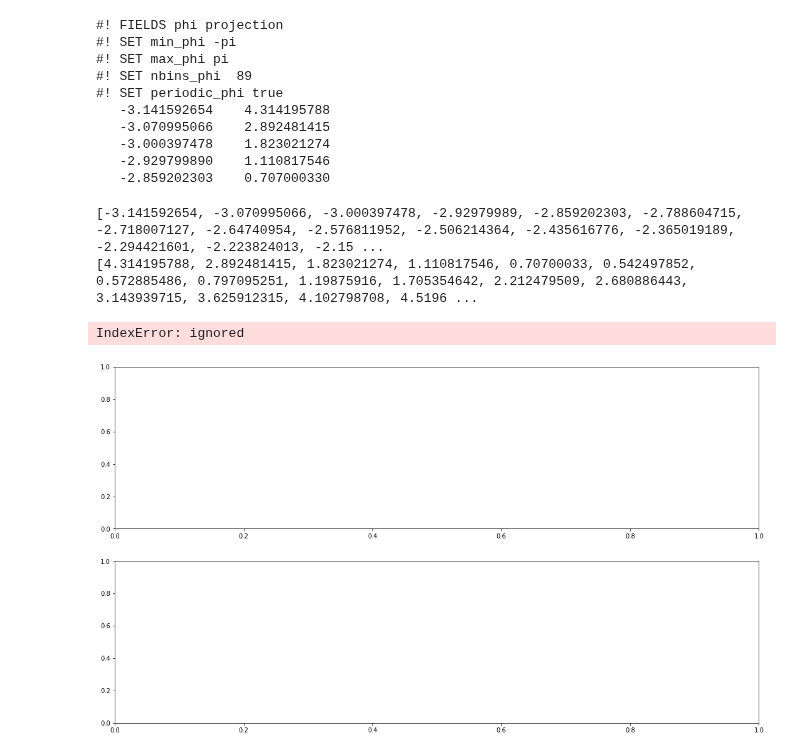
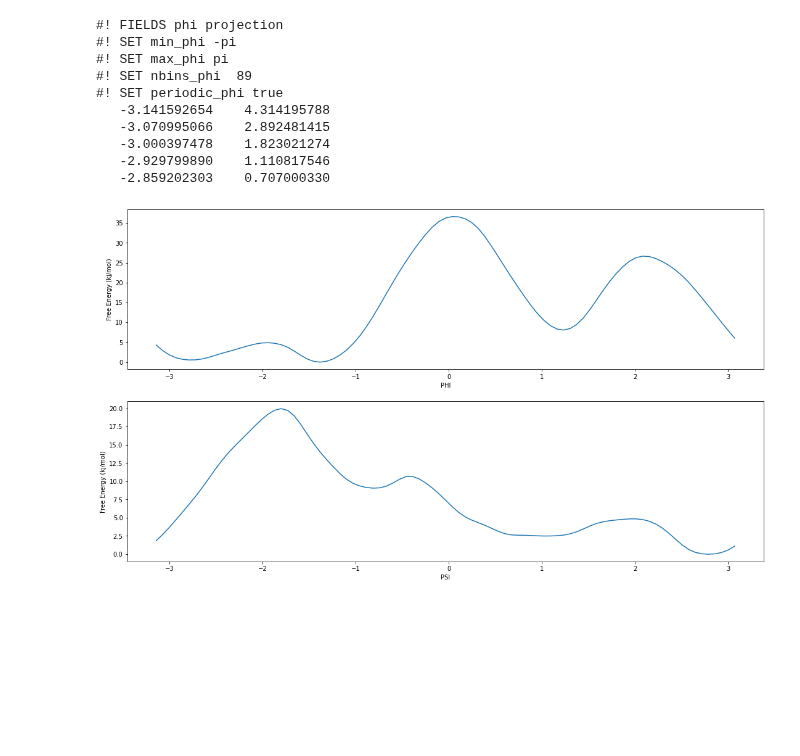
Before and after one commit to carlocamilloni/Structural-Bioinformatics, a Jupyter notebook: Notebooks/lab03_MD_enhanced_martini.ipynb, the cells around one changed output. Saved outputs shown, nothing was run; the diff lists cells and outputs as text; code cells hidden in the pictures; blank space fills up the shorter version.

```diff
--- a/Notebooks/lab03_MD_enhanced_martini.ipynb
+++ b/Notebooks/lab03_MD_enhanced_martini.ipynb
@@ -497,40 +497,41 @@ PLUMED:                                                    1     0.000407     0.
 import matplotlib.pyplot as plt
 import csv
 
 phi=[]
 psi=[]
 fes_phi=[]
 fes_psi=[]
 
 with open('fes-phi.txt', 'r') as file:
     for row in file:
         if row.split()[0] == '#!':
           continue
         phi.append(float(row.split()[0]))
         fes_phi.append(float(row.split()[1]))
 
+file.close()
+
 with open('fes-psi.txt', 'r') as file:
     for row in file:
         if row.split()[0] == '#!':
           continue
         psi.append(float(row.split()[0]))
         fes_psi.append(float(row.split()[1]))
 
+file.close()
+
 # Initialise the subplot function using number of rows and columns
 figure, axis = plt.subplots(2,1)
 figure.set_size_inches(18.5, 10.5)
 
-axis[0,0].plot(phi,fes_phi)
-axis[0,0].set_xlabel("PHI")
-axis[0,0].set_ylabel("Free Energy (kj/mol)")
+axis[0].plot(phi,fes_phi)
+axis[0].set_xlabel("PHI")
+axis[0].set_ylabel("Free Energy (kj/mol)")
 
-axis[1,0].plot(psi,fes_psi)
-axis[1,0].set_xlabel("PSI")
-axis[1,0].set_ylabel("Free Energy (kj/mol)")
+axis[1].plot(psi,fes_psi)
+axis[1].set_xlabel("PSI")
+axis[1].set_ylabel("Free Energy (kj/mol)")
 
 plt.show()
 # %% [output]
-[-3.141592654, -3.070995066, -3.000397478, -2.92979989, -2.859202303, -2.788604715, -2.718007127, -2.64740954, -2.576811952, -2.506214364, -2.435616776, -2.365019189, -2.294421601, -2.223824013, -2.15 ...
-[4.314195788, 2.892481415, 1.823021274, 1.110817546, 0.70700033, 0.542497852, 0.572885486, 0.797095251, 1.19875916, 1.705354642, 2.212479509, 2.680886443, 3.143939715, 3.625912315, 4.102798708, 4.5196 ...
-IndexError: ignored
-[figure, old version]
+[figure, new version]
```
